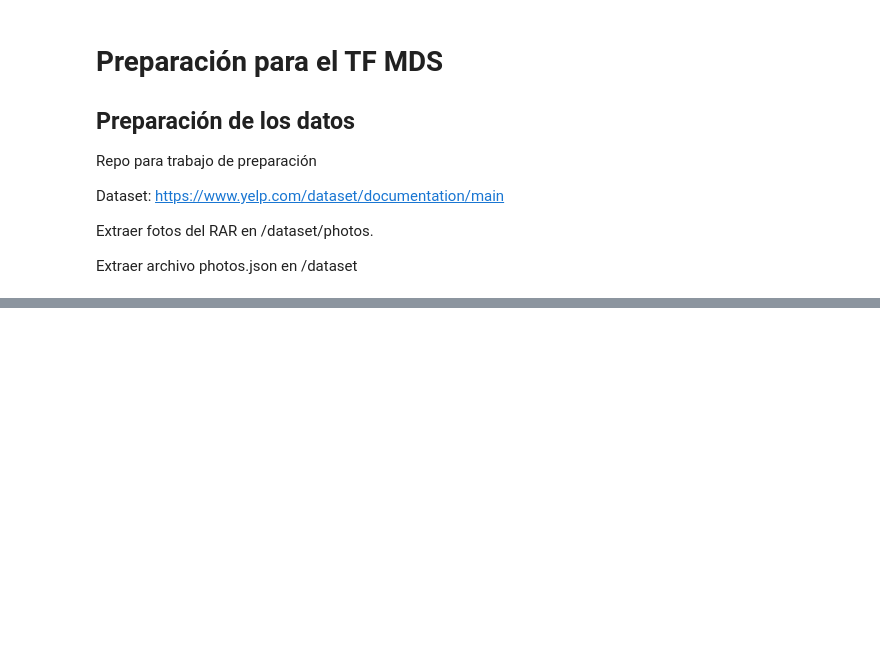
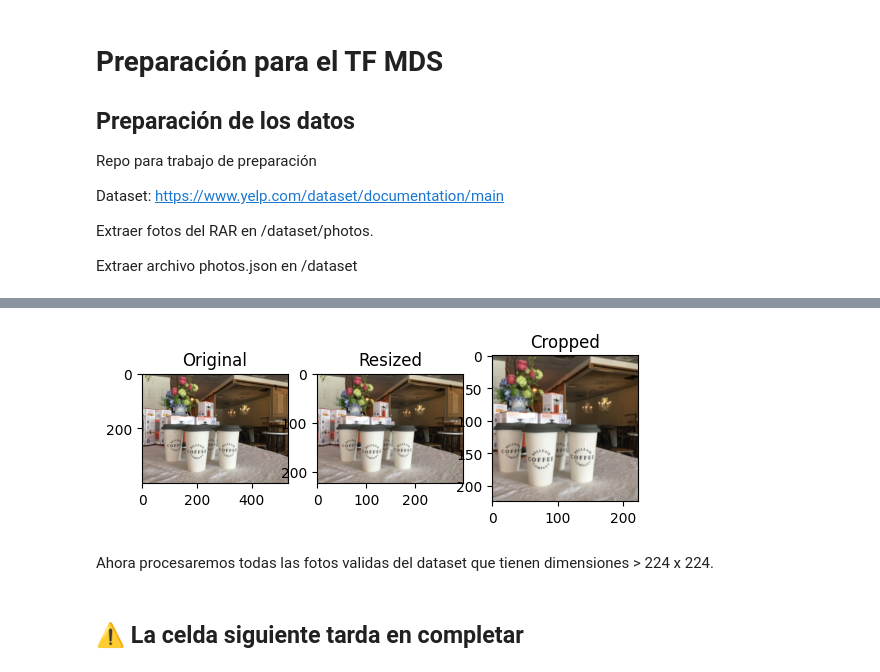
Before and after one commit to ptavaressilva/MDS_TF, a Jupyter notebook: 01_preparación_de_los_datos.ipynb, the cells around one changed output, grey strips where cells are left out. Cells and saved outputs as stored; diff of their text form; code cells hidden in the pictures; blank space fills up the shorter version.

```diff
--- a/01_preparación_de_los_datos.ipynb
+++ b/01_preparación_de_los_datos.ipynb
@@ -22,3 +22,3 @@ from tqdm.notebook import trange, tqdm
 # %%
 # cargar listado de fotos con dimensiones > 224 x 224
-photo_data = pickle.load(open('df5.pkl','rb'))
+photo_data = pickle.load(open('checkpoints/df5.pkl','rb'))
@@ -75,0 +47,28 @@ bar.finish()
+# %%
+# Vamos aplicar la transformación deseada a una imagen
+img = 5
+im = Image.open('dataset/photos/' + photo_data.iloc[img].photo_id + '.jpg')
+
+if (photo_data.iloc[img].y_dim < photo_data.iloc[img].x_dim): # narrow image
+    width = int(PHOTO_SIZE)
+    height = math.floor(PHOTO_SIZE * photo_data.iloc[img].x_dim/photo_data.iloc[img].y_dim)
+else: # wide image
+    width = math.floor(PHOTO_SIZE * photo_data.iloc[img].y_dim/photo_data.iloc[img].x_dim)
+    height = int(PHOTO_SIZE)
+
+resized = T.Resize((height, width))(im)
+cropped = T.CenterCrop(size=int(PHOTO_SIZE))(resized)
+# %%
+fig, ax = plt.subplots(1,3)
+ax[0].imshow(im);
+ax[0].set_title('Original');
+ax[1].imshow(resized);
+ax[1].set_title('Resized');
+ax[2].imshow(cropped);
+ax[2].set_title('Cropped');
+# %% [output]
+[figure, added]
+# %% [markdown]
+Ahora procesaremos todas las fotos validas del dataset que tienen dimensiones > 224 x 224.
+# %% [markdown]
+## &#9888; La celda siguiente tarda en completar
```
Also changed, not shown: parts of 23 cells of this notebook, 4 other files.
